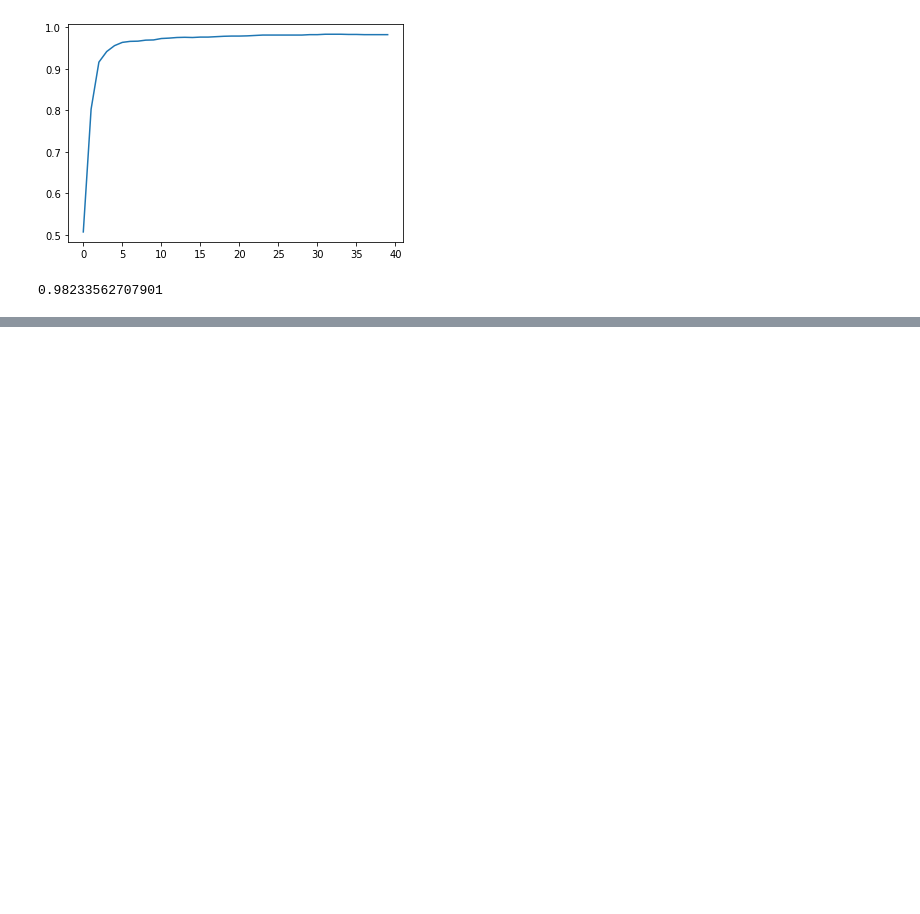
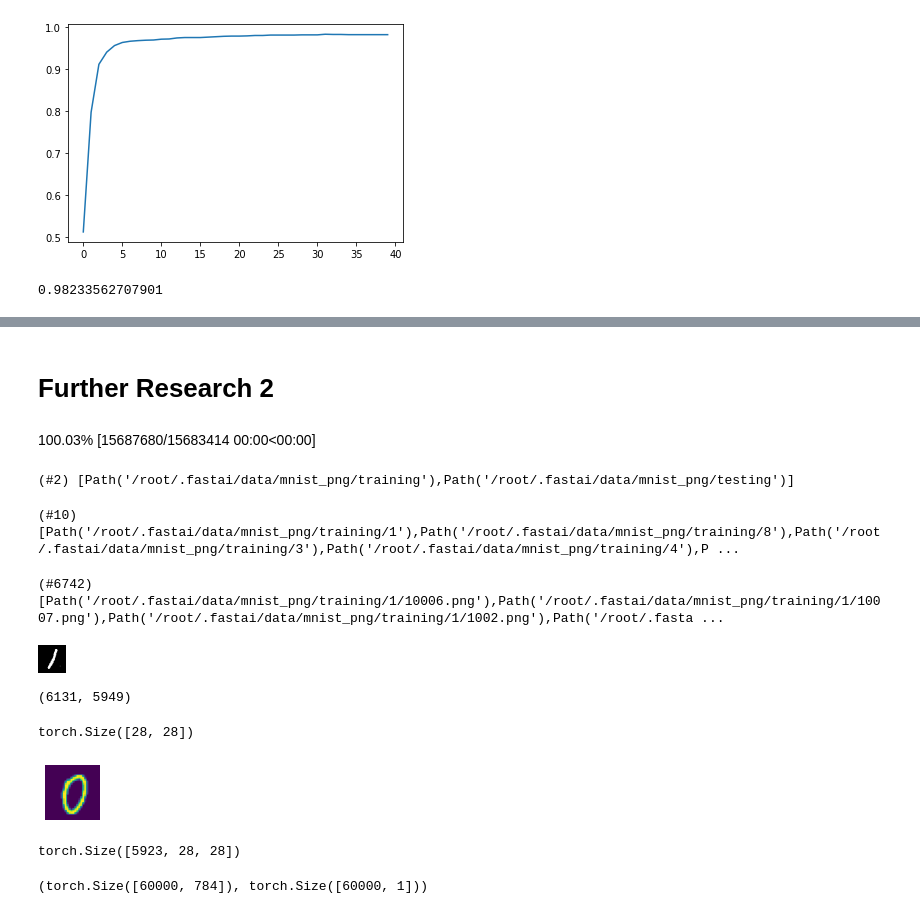
Before and after one commit to satani99/practical_deep_learning_for_coders, a Jupyter notebook: fast_ai_4.ipynb, the cells around one changed output, grey strips where cells are left out. Cells and saved outputs as stored; diff of their text form; code cells hidden in the pictures; blank space fills up the shorter version.

```diff
--- a/fast_ai_4.ipynb
+++ b/fast_ai_4.ipynb
@@ -627,0 +685,68 @@ Downloading: "https://download.pytorch.org/models/resnet18-f37072fd.pth" to /roo
+# %% [markdown]
+# **Further Research 2**
+# %%
+path = untar_data(URLs.MNIST)
+# %% [output]
+100.03% [15687680/15683414 00:00<00:00]
+# %%
+path.ls()
+# %% [output]
+(#2) [Path('/root/.fastai/data/mnist_png/training'),Path('/root/.fastai/data/mnist_png/testing')]
+# %%
+(path/'training').ls()
+# %% [output]
+(#10) [Path('/root/.fastai/data/mnist_png/training/1'),Path('/root/.fastai/data/mnist_png/training/8'),Path('/root/.fastai/data/mnist_png/training/3'),Path('/root/.fastai/data/mnist_png/training/4'),P ...
+# %%
+ones = (path/'training'/'1').ls().sorted()
+twos = (path/'training'/'2').ls().sorted()
+threes = (path/'training'/'3').ls().sorted()
+fours = (path/'training'/'4').ls().sorted()
+fives = (path/'training'/'5').ls().sorted()
+sixes = (path/'training'/'6').ls().sorted()
+sevens = (path/'training'/'7').ls().sorted()
+eights = (path/'training'/'8').ls().sorted()
+nines = (path/'training'/'9').ls().sorted()
+zeros = (path/'training'/'0').ls().sorted()
+ones
+# %% [output]
+(#6742) [Path('/root/.fastai/data/mnist_png/training/1/10006.png'),Path('/root/.fastai/data/mnist_png/training/1/10007.png'),Path('/root/.fastai/data/mnist_png/training/1/1002.png'),Path('/root/.fasta ...
+# %%
+im1_path = ones[1]
+im1 = Image.open(im1_path)
+im1
+# %% [output]
+[figure, added]
+# %%
+one_tensors = [tensor(Image.open(o)) for o in ones]
+two_tensors = [tensor(Image.open(o)) for o in twos]
+three_tensors = [tensor(Image.open(o)) for o in threes]
+four_tensors = [tensor(Image.open(o)) for o in fours]
+five_tensors = [tensor(Image.open(o)) for o in fives]
+six_tensors = [tensor(Image.open(o)) for o in sixes]
+seven_tensors = [tensor(Image.open(o)) for o in sevens]
+eights_tensors = [tensor(Image.open(o)) for o in eights]
+nine_tensors = [tensor(Image.open(o)) for o in nines]
+zero_tensors = [tensor(Image.open(o)) for o in zeros]
+len(three_tensors), len(nine_tensors)
+# %% [output]
+(6131, 5949)
+# %%
+show_image(zero_tensors[1]);
+print(zero_tensors[1].shape)
+# %% [output]
+torch.Size([28, 28])
+[figure, added]
+# %%
+stacked_ones = torch.stack(one_tensors).float()/255
+stacked_twos = torch.stack(two_tensors).float()/255
+stacked_threes = torch.stack(three_tensors).float()/255
+stacked_fours = torch.stack(four_tensors).float()/255
+stacked_fives = torch.stack(five_tensors).float()/255
+stacked_sixes = torch.stack(six_tensors).float()/255
+stacked_sevens = torch.stack(seven_tensors).float()/255
+stacked_eights = torch.stack(eights_tensors).float()/255
+stacked_nines = torch.stack(nine_tensors).float()/255
+stacked_zeros = torch.stack(zero_tensors).float()/255
+stacked_zeros.shape
+# %% [output]
+torch.Size([5923, 28, 28])
@@ -627,0 +779,5 @@ Downloading: "https://download.pytorch.org/models/resnet18-f37072fd.pth" to /roo
+# %%
+train_y = tensor([1]*len(ones) + [2]*len(twos) + [3]*len(threes) + [4]*len(fours) + [5]*len(fives) + [6]*len(sixes) + [7]*len(sevens) + [8]*len(eights) + [9]*len(nines) + [0]*len(zeros)).unsqueeze(1)
+train_x.shape, train_y.shape
+# %% [output]
+(torch.Size([60000, 784]), torch.Size([60000, 1]))
```
Also changed, not shown: parts of 54 cells of this notebook.
